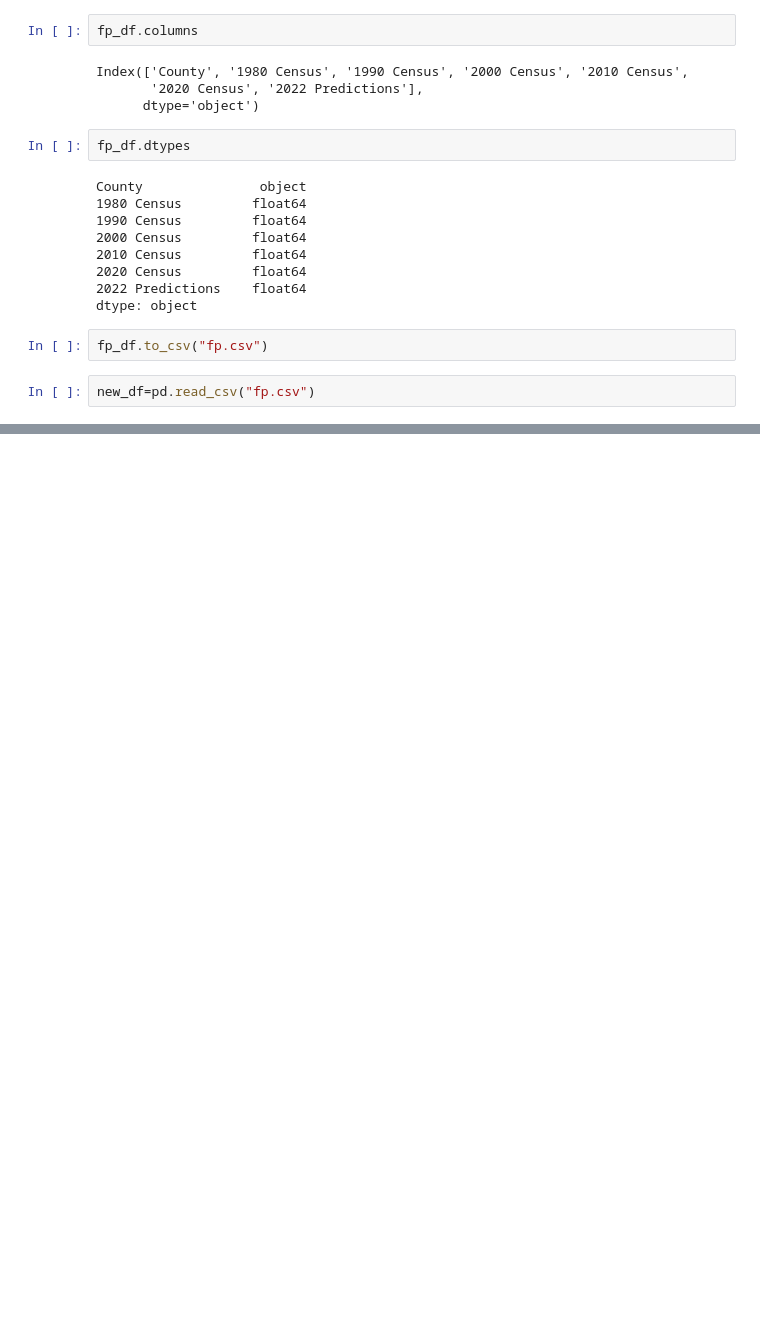
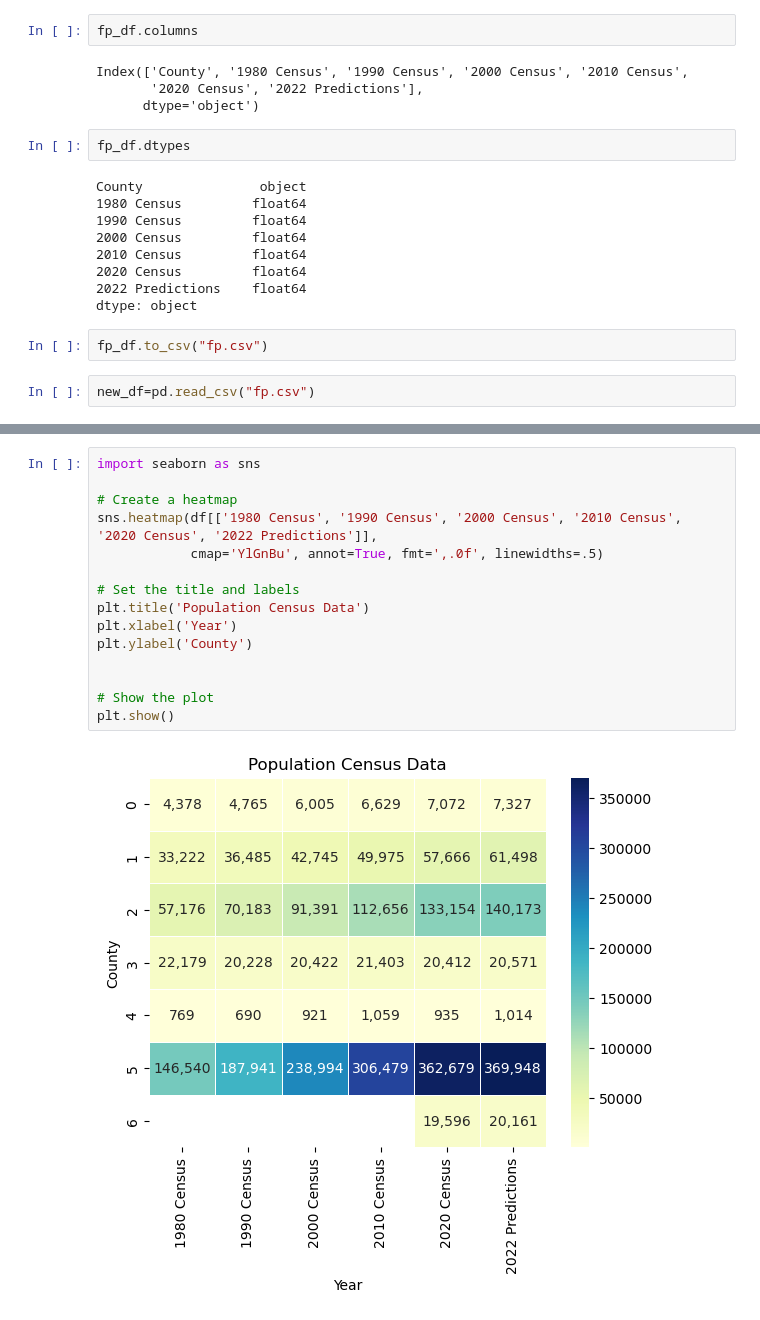
Before and after one commit to mdsinger/final_project_github, a Jupyter notebook: Final Project Population by County.ipynb, the cells around one changed output, grey strips where cells are left out. Saved outputs shown, nothing was run; the diff lists cells and outputs as text; blank space fills up the shorter version.

```diff
--- a/Final Project Population by County.ipynb
+++ b/Final Project Population by County.ipynb
@@ -259,0 +293,17 @@ plt.show()
+# %%
+import seaborn as sns
+
+# Create a heatmap
+sns.heatmap(df[['1980 Census', '1990 Census', '2000 Census', '2010 Census', '2020 Census', '2022 Predictions']],
+            cmap='YlGnBu', annot=True, fmt=',.0f', linewidths=.5)
+
+# Set the title and labels
+plt.title('Population Census Data')
+plt.xlabel('Year')
+plt.ylabel('County')
+
+
+# Show the plot
+plt.show()
+# %% [output]
+[figure, added]
```
Also changed, not shown: parts of 7 cells of this notebook.
